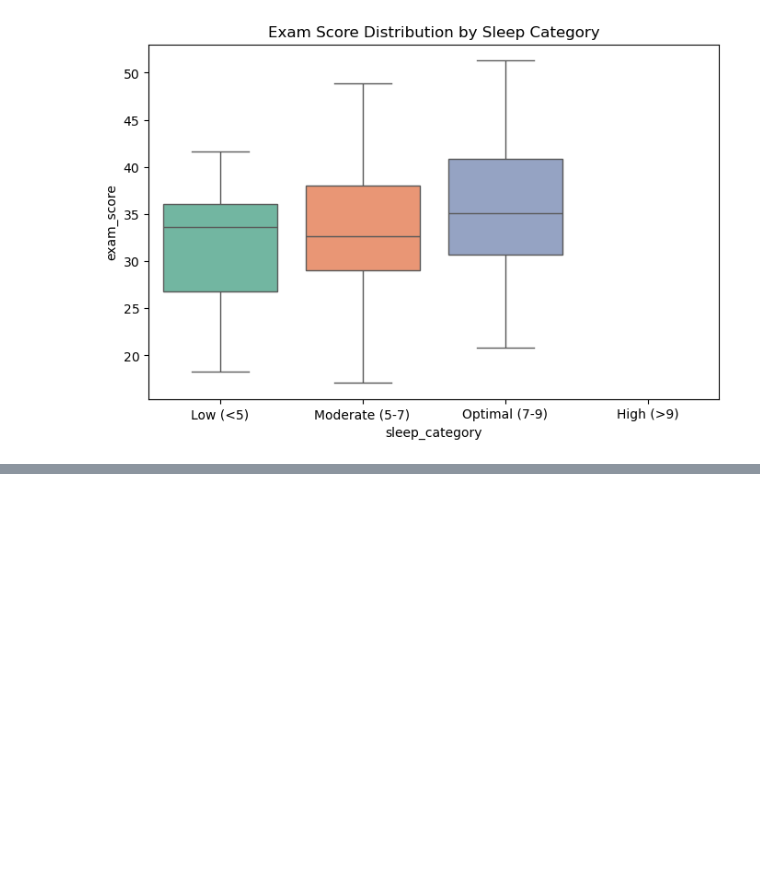
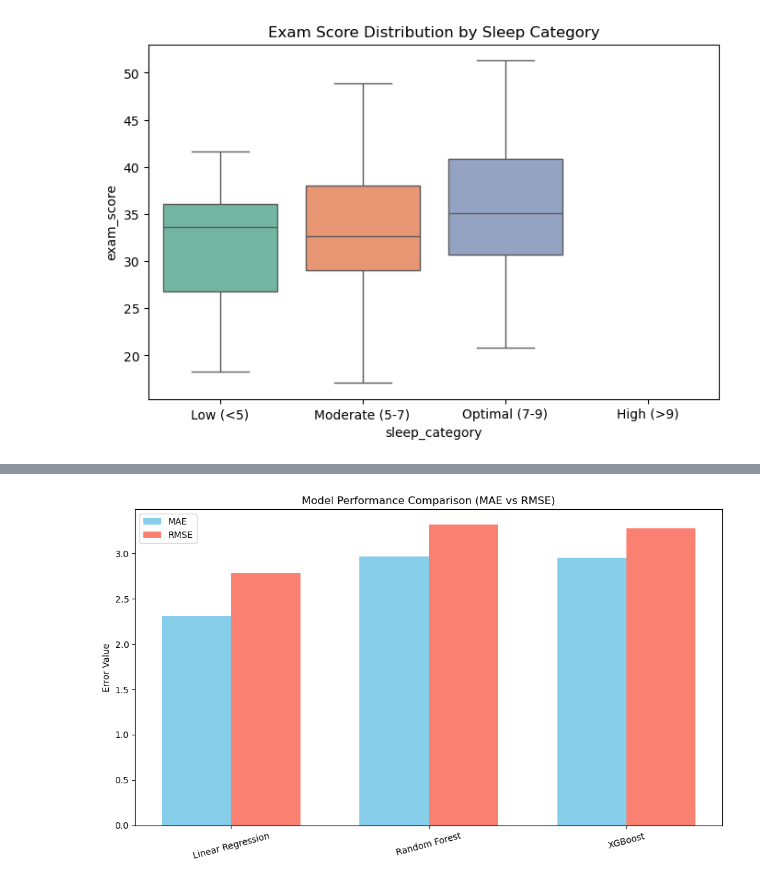
Before and after one commit to kiptochmike/Student-score-analysis, a Jupyter notebook: students.ipynb, the cells around one changed output, grey strips where cells are left out. Saved outputs shown, nothing was run; the diff lists cells and outputs as text; code cells hidden in the pictures; blank space fills up the shorter version.

```diff
--- a/students.ipynb
+++ b/students.ipynb
@@ -160,0 +261,36 @@ plt.show()
+# %%
+
+# Metrics
+mae_scores = [
+    mean_absolute_error(y_test, y_pred_lr),
+    mean_absolute_error(y_test, y_pred_rf),
+    mean_absolute_error(y_test, y_pred_xgb)
+]
+
+rmse_scores = [
+    np.sqrt(mean_squared_error(y_test, y_pred_lr)),
+    np.sqrt(mean_squared_error(y_test, y_pred_rf)),
+    np.sqrt(mean_squared_error(y_test, y_pred_xgb))
+]
+
+models = ["Linear Regression", "Random Forest", "XGBoost"]
+
+x = np.arange(len(models))  # model positions
+width = 0.35  # bar width
+
+plt.figure(figsize=(10,6))
+
+# MAE bars
+plt.bar(x - width/2, mae_scores, width, label="MAE", color="skyblue")
+
+# RMSE bars
+plt.bar(x + width/2, rmse_scores, width, label="RMSE", color="salmon")
+
+plt.xticks(x, models, rotation=15)
+plt.ylabel("Error Value")
+plt.title("Model Performance Comparison (MAE vs RMSE)")
+plt.legend()
+plt.tight_layout()
+plt.show()
+# %% [output]
+[figure, added]
```
Also changed, not shown: parts of 13 cells of this notebook.
